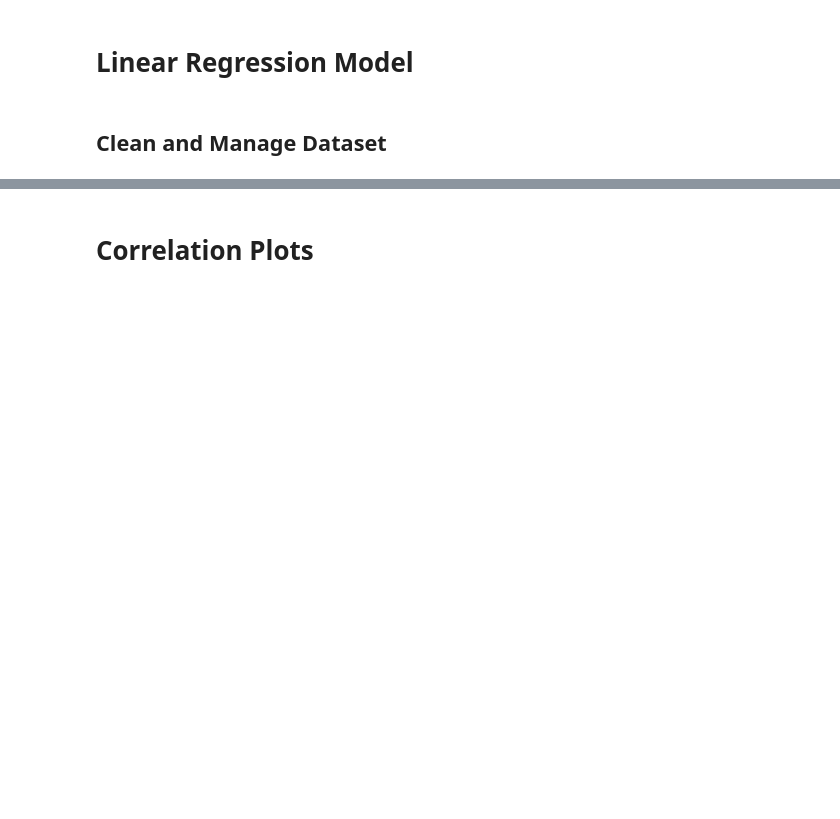
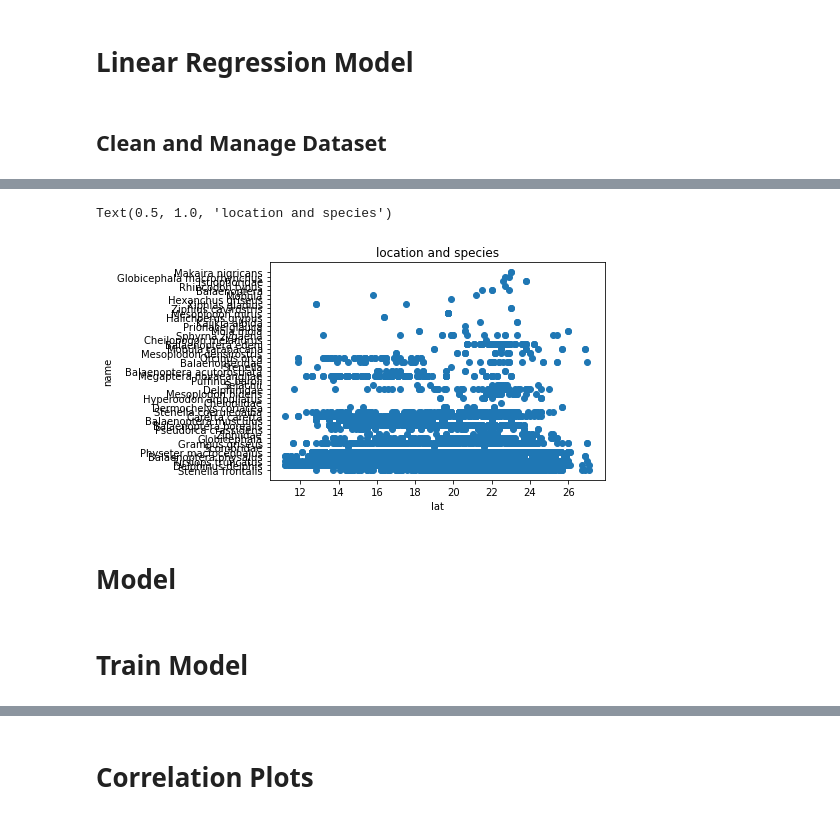
Before and after one commit to minjusun/whaleTracker, a Jupyter notebook: predictionModel/linReg.ipynb, the cells around one changed output, grey strips where cells are left out. Cells and saved outputs as stored; diff of their text form; code cells hidden in the pictures; blank space fills up the shorter version.

```diff
--- a/predictionModel/linReg.ipynb
+++ b/predictionModel/linReg.ipynb
@@ -69,0 +103,32 @@ Name: verbatimIdentification, dtype: int64
+# %%
+import requests
+
+lat_c = float(df_model['decimalLatitude'].mean())
+lon_c = float(df_model['decimalLongitude'].mean())
+d_min = df_model['event_start'].dt.date.min().isoformat()
+d_max = df_model['event_start'].dt.date.max().isoformat()
+print(f'fetching ({lat_c:.3f}, {lon_c:.3f}) from {d_min} to {d_max}')
+
+weather_vars = ['temperature_2m', 'surface_pressure', 'pressure_msl',
+                'dew_point_2m', 'wind_speed_10m', 'relative_humidity_2m']
+
+resp = requests.get(
+    'https://archive-api.open-meteo.com/v1/archive',
+    params={
+        'latitude': lat_c, 'longitude': lon_c,
+        'start_date': d_min, 'end_date': d_max,
+        'hourly': ','.join(weather_vars),
+    },
+    timeout=120,
+)
+resp.raise_for_status()
+data = resp.json()['hourly']
+
+weather = pd.DataFrame(data)
+weather['time'] = pd.to_datetime(weather['time'])
+
+df_model['event_hour'] = df_model['event_start'].dt.floor('h')
+df_model = df_model.merge(weather, left_on='event_hour', right_on='time', how='left')
+df_model = df_model.dropna(subset=weather_vars).copy()
+print('rows after weather merge:', len(df_model))
+weather_cols = weather_vars
@@ -69,0 +147,13 @@ Name: verbatimIdentification, dtype: int64
+# %%
+#choose an x feature to predict a y feature, data exploration/visualization
+#dfBelgium.dtypes
+
+plt.scatter(df_model['temperature_2m'], df_model['scientificName'])
+plt.xlabel('lat')
+plt.ylabel('name')
+plt.title('location and species')
+# %% [output]
+Text(0.5, 1.0, 'location and species')
+[figure, added]
+# %% [markdown]
+# Model
@@ -69,0 +215,2 @@ Name: verbatimIdentification, dtype: int64
+# %% [markdown]
+# Train Model
```
Also changed, not shown: parts of 15 cells of this notebook.
